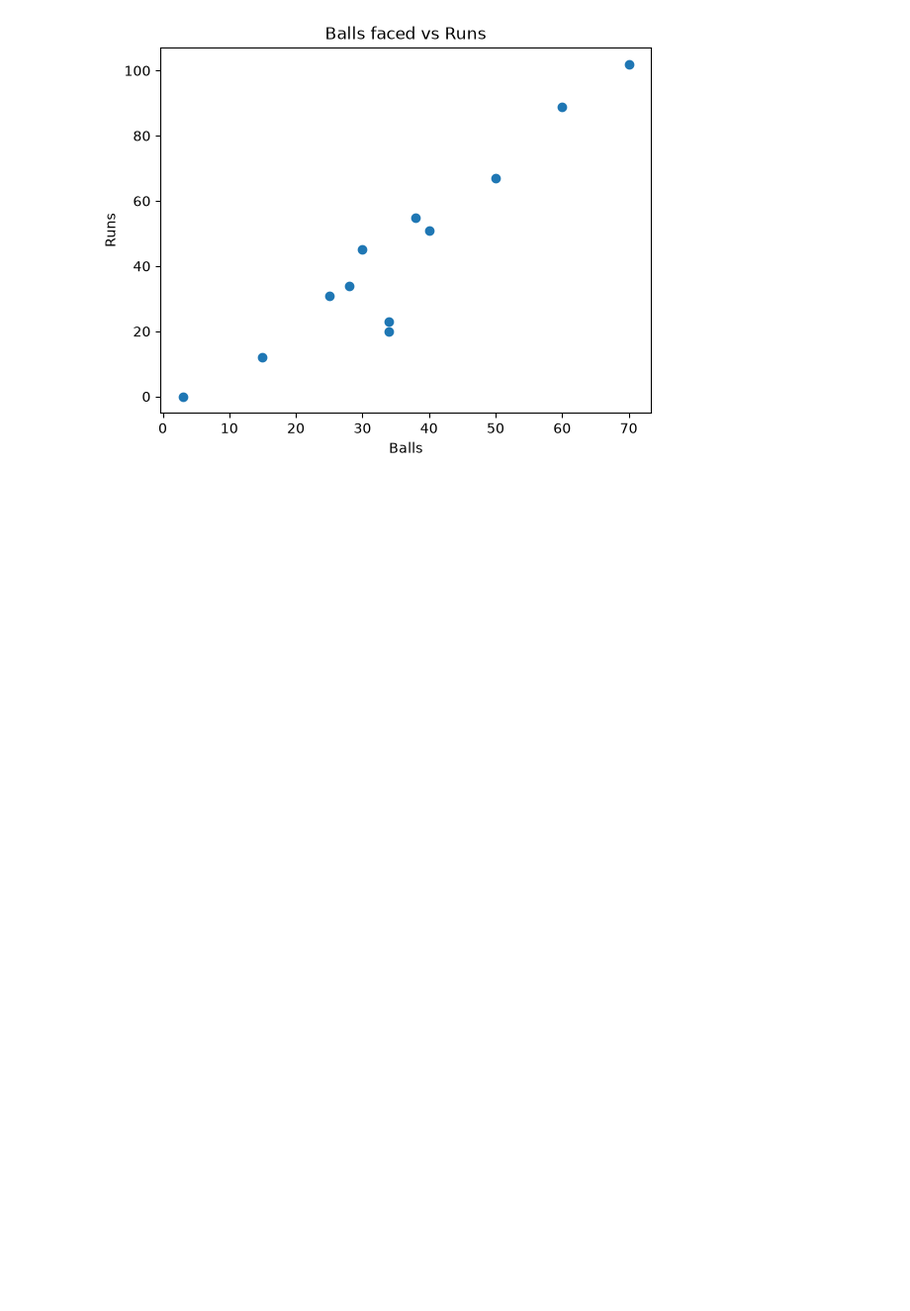
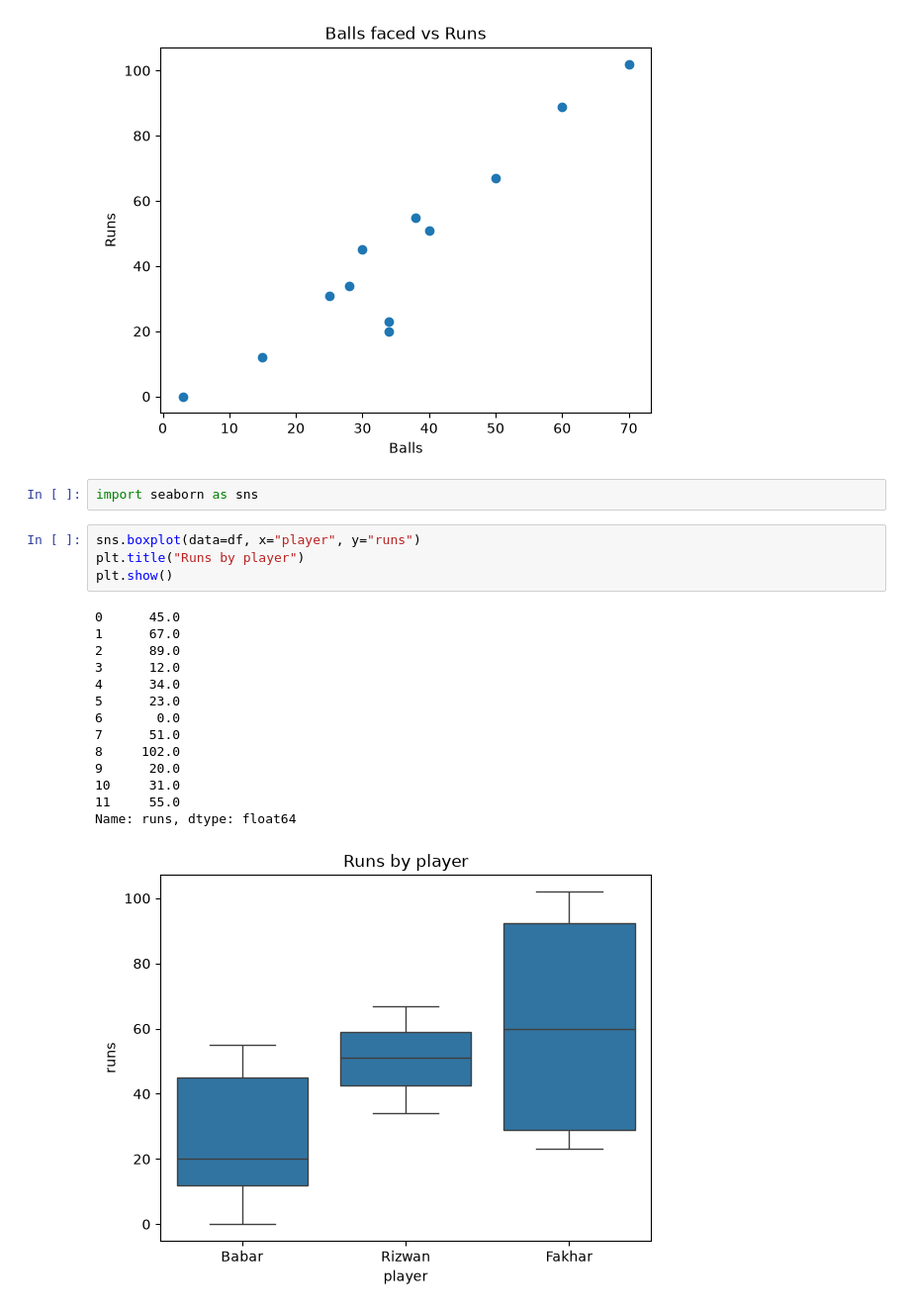
Before and after one commit to sarfrazrasheed00/cricket-ml, a Jupyter notebook: notebooks/08_visualization.ipynb, the cells around one changed output. Shown at 99% size. Cells and saved outputs as stored; diff of their text form; blank space fills up the shorter version.

```diff
--- a/notebooks/08_visualization.ipynb
+++ b/notebooks/08_visualization.ipynb
@@ -81,3 +81,24 @@ plt.ylabel("Runs")
 plt.show()
 # %% [output]
 [figure]
+# %%
+import seaborn as sns
+# %%
+sns.boxplot(data=df, x="player", y="runs")
+plt.title("Runs by player")
+plt.show()
+# %% [output]
+0      45.0
+1      67.0
+2      89.0
+3      12.0
+4      34.0
+5      23.0
+6       0.0
+7      51.0
+8     102.0
+9      20.0
+10     31.0
+11     55.0
+Name: runs, dtype: float64
+[figure, added]
```
Also changed, not shown: parts of 1 cell of this notebook, 1 other file.
